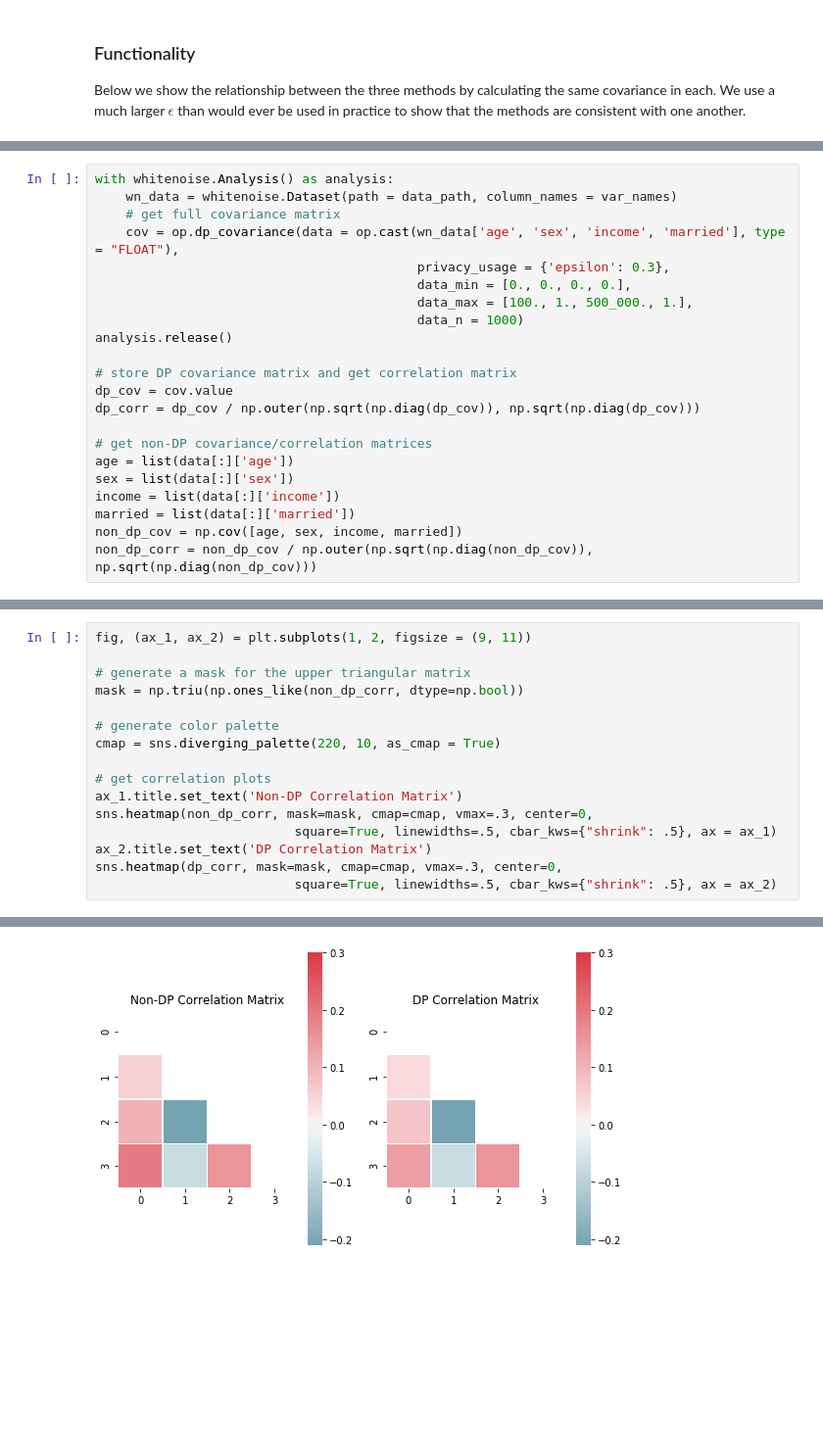
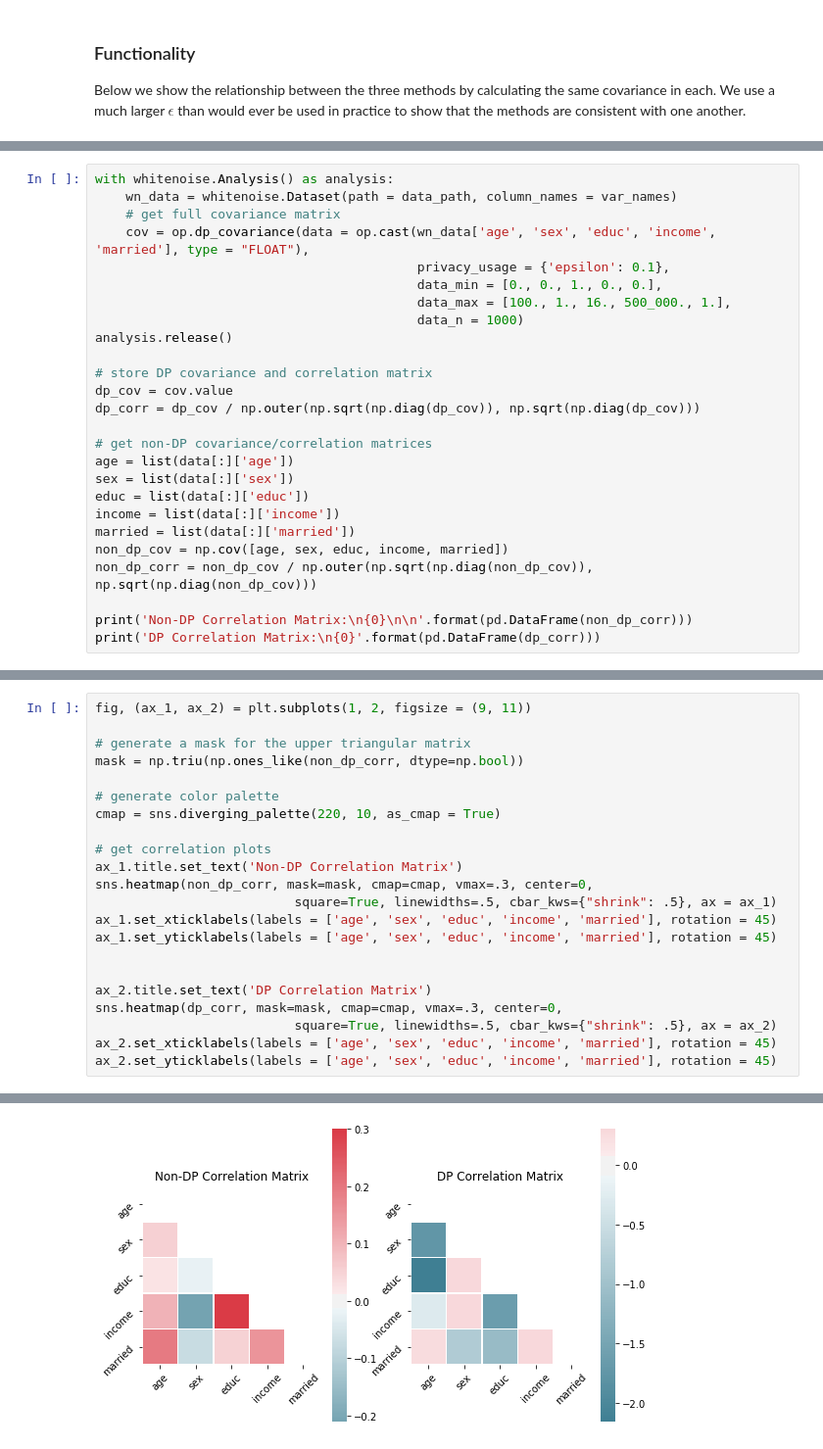
Before and after one commit to opendp/smartnoise-samples, a Jupyter notebook: analysis/covariance.ipynb, the cells around one changed output, grey strips where cells are left out. Shown at 98% size. Saved outputs shown, nothing was run; the diff lists cells and outputs as text; blank space fills up the shorter version.

Commit message:
update covariance

```diff
--- a/analysis/covariance.ipynb
+++ b/analysis/covariance.ipynb
@@ -78,21 +81,25 @@ We now move to an example with a more reasonable $\epsilon$.
 with whitenoise.Analysis() as analysis:
     wn_data = whitenoise.Dataset(path = data_path, column_names = var_names)
     # get full covariance matrix
-    cov = op.dp_covariance(data = op.cast(wn_data['age', 'sex', 'income', 'married'], type = "FLOAT"),
-                                          privacy_usage = {'epsilon': 0.3},
-                                          data_min = [0., 0., 0., 0.],
-                                          data_max = [100., 1., 500_000., 1.],
+    cov = op.dp_covariance(data = op.cast(wn_data['age', 'sex', 'educ', 'income', 'married'], type = "FLOAT"),
+                                          privacy_usage = {'epsilon': 0.1},
+                                          data_min = [0., 0., 1., 0., 0.],
+                                          data_max = [100., 1., 16., 500_000., 1.],
                                           data_n = 1000)
 analysis.release()
 
-# store DP covariance matrix and get correlation matrix
+# store DP covariance and correlation matrix
 dp_cov = cov.value
 dp_corr = dp_cov / np.outer(np.sqrt(np.diag(dp_cov)), np.sqrt(np.diag(dp_cov)))
 
 # get non-DP covariance/correlation matrices
 age = list(data[:]['age'])
 sex = list(data[:]['sex'])
+educ = list(data[:]['educ'])
 income = list(data[:]['income'])
 married = list(data[:]['married'])
-non_dp_cov = np.cov([age, sex, income, married])
+non_dp_cov = np.cov([age, sex, educ, income, married])
 non_dp_corr = non_dp_cov / np.outer(np.sqrt(np.diag(non_dp_cov)), np.sqrt(np.diag(non_dp_cov)))
+
+print('Non-DP Correlation Matrix:\n{0}\n\n'.format(pd.DataFrame(non_dp_corr)))
+print('DP Correlation Matrix:\n{0}'.format(pd.DataFrame(dp_corr)))
@@ -109,7 +133,13 @@ cmap = sns.diverging_palette(220, 10, as_cmap = True)
 ax_1.title.set_text('Non-DP Correlation Matrix')
 sns.heatmap(non_dp_corr, mask=mask, cmap=cmap, vmax=.3, center=0,
                           square=True, linewidths=.5, cbar_kws={"shrink": .5}, ax = ax_1)
+ax_1.set_xticklabels(labels = ['age', 'sex', 'educ', 'income', 'married'], rotation = 45)
+ax_1.set_yticklabels(labels = ['age', 'sex', 'educ', 'income', 'married'], rotation = 45)
+
+
 ax_2.title.set_text('DP Correlation Matrix')
 sns.heatmap(dp_corr, mask=mask, cmap=cmap, vmax=.3, center=0,
                           square=True, linewidths=.5, cbar_kws={"shrink": .5}, ax = ax_2)
+ax_2.set_xticklabels(labels = ['age', 'sex', 'educ', 'income', 'married'], rotation = 45)
+ax_2.set_yticklabels(labels = ['age', 'sex', 'educ', 'income', 'married'], rotation = 45)
 # %% [output]
@@ -117 +151 @@ sns.heatmap(dp_corr, mask=mask, cmap=cmap, vmax=.3, center=0,
-[figure, old version]
+[figure, new version]
```
Also changed, not shown: parts of 8 cells of this notebook.
